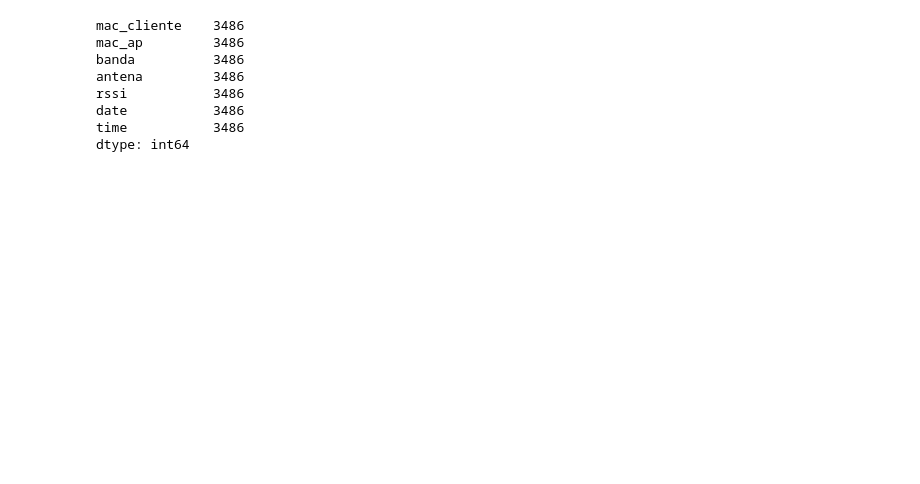
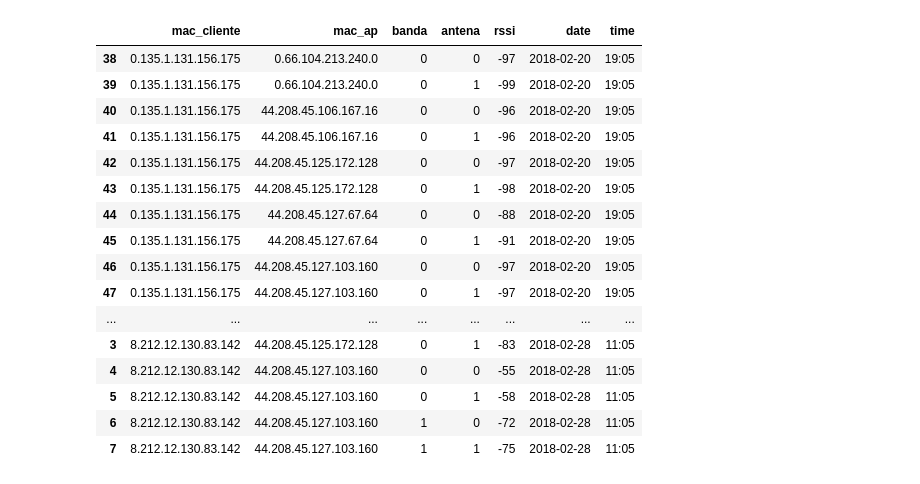
Before and after one commit to Nahuel1103/NetROML, a Jupyter notebook: filtrar.ipynb, the cells around one changed output. Saved outputs shown, nothing was run; the diff lists cells and outputs as text; code cells hidden in the pictures; blank space fills up the shorter version.

```diff
--- a/filtrar.ipynb
+++ b/filtrar.ipynb
@@ -38,11 +28,0 @@ df_ordenado.head(50)
-# %%
-df_ordenado.count()
-# %% [output]
-mac_cliente    3486
-mac_ap         3486
-banda          3486
-antena         3486
-rssi           3486
-date           3486
-time           3486
-dtype: int64
@@ -50,0 +29,22 @@ df_ordenado.to_csv('/Users/mauriciovieirarodriguez/project/NetROML/buildings/990
+# %%
+df_1 = df.sort_values(by=['mac_cliente','time','date'])
+# %%
+df_1.head(50)
+# %% [output]
+|  | mac_cliente | mac_ap | banda | antena | rssi | date | time |
+| 38 | 0.135.1.131.156.175 | 0.66.104.213.240.0 | 0 | 0 | -97 | 2018-02-20 | 19:05 |
+| 39 | 0.135.1.131.156.175 | 0.66.104.213.240.0 | 0 | 1 | -99 | 2018-02-20 | 19:05 |
+| 40 | 0.135.1.131.156.175 | 44.208.45.106.167.16 | 0 | 0 | -96 | 2018-02-20 | 19:05 |
+| 41 | 0.135.1.131.156.175 | 44.208.45.106.167.16 | 0 | 1 | -96 | 2018-02-20 | 19:05 |
+| 42 | 0.135.1.131.156.175 | 44.208.45.125.172.128 | 0 | 0 | -97 | 2018-02-20 | 19:05 |
+| 43 | 0.135.1.131.156.175 | 44.208.45.125.172.128 | 0 | 1 | -98 | 2018-02-20 | 19:05 |
+| 44 | 0.135.1.131.156.175 | 44.208.45.127.67.64 | 0 | 0 | -88 | 2018-02-20 | 19:05 |
+| 45 | 0.135.1.131.156.175 | 44.208.45.127.67.64 | 0 | 1 | -91 | 2018-02-20 | 19:05 |
+| 46 | 0.135.1.131.156.175 | 44.208.45.127.103.160 | 0 | 0 | -97 | 2018-02-20 | 19:05 |
+| 47 | 0.135.1.131.156.175 | 44.208.45.127.103.160 | 0 | 1 | -97 | 2018-02-20 | 19:05 |
+| ... | ... | ... | ... | ... | ... | ... | ... |
+| 3 | 8.212.12.130.83.142 | 44.208.45.125.172.128 | 0 | 1 | -83 | 2018-02-28 | 11:05 |
+| 4 | 8.212.12.130.83.142 | 44.208.45.127.103.160 | 0 | 0 | -55 | 2018-02-28 | 11:05 |
+| 5 | 8.212.12.130.83.142 | 44.208.45.127.103.160 | 0 | 1 | -58 | 2018-02-28 | 11:05 |
+| 6 | 8.212.12.130.83.142 | 44.208.45.127.103.160 | 1 | 0 | -72 | 2018-02-28 | 11:05 |
+| 7 | 8.212.12.130.83.142 | 44.208.45.127.103.160 | 1 | 1 | -75 | 2018-02-28 | 11:05 |
```
Also changed, not shown: parts of 5 cells of this notebook, 11 other files.
